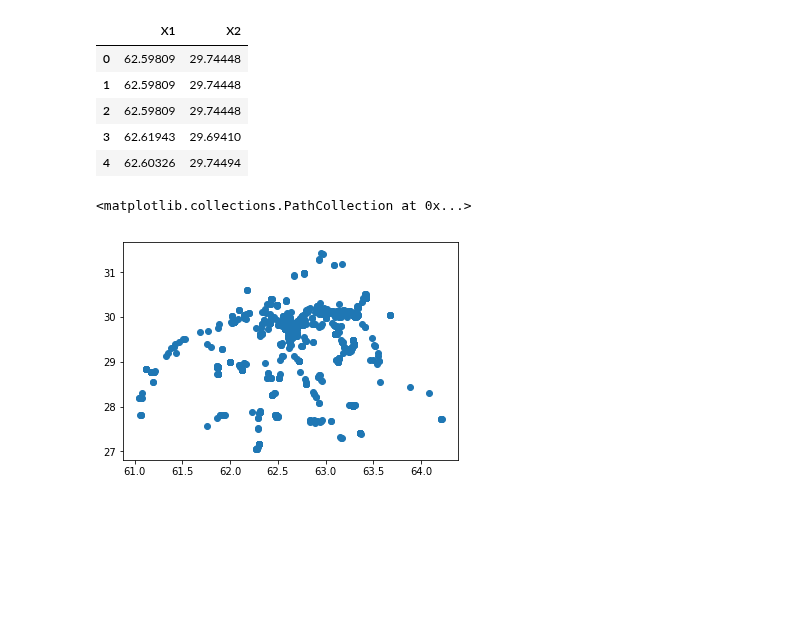
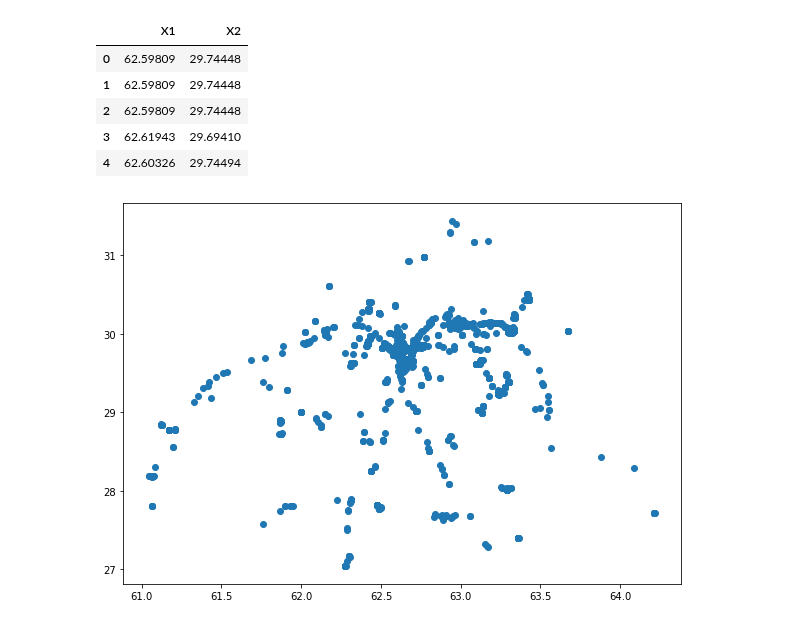
Before and after one commit to renero/class_notebooks, a Jupyter notebook: Tree based methods.ipynb, the cells around one changed output. Saved outputs shown, nothing was run; the diff lists cells and outputs as text; code cells hidden in the pictures; blank space fills up the shorter version.

```diff
--- a/Tree based methods.ipynb
+++ b/Tree based methods.ipynb
@@ -837,9 +838,9 @@ Dataset and info [here](https://cs.joensuu.fi/sipu/datasets/)
 
 ![](https://cs.joensuu.fi/sipu/datasets/MopsiLocations2012-Joensuu.jpg)
 # %%
-fi = Dataset('/Users/renero/Desktop/MopsiLocations2012-Joensuu.txt',
+fi = Dataset('./data/MopsiLocations2012-Joensuu.txt',
              sep=' ', header=None, names=['X1', 'X2'])
-fi.data.head(5)
+fi.features.head(5)
 # %% [output]
 |  | X1 | X2 |
 | 0 | 62.59809 | 29.74448 |
@@ -848,8 +849,9 @@ fi.data.head(5)
 | 3 | 62.61943 | 29.69410 |
 | 4 | 62.60326 | 29.74494 |
 # %%
+plt.figure(figsize=(10,7))
 plt.scatter(fi.data.X1, fi.data.X2)
+plt.show()
 # %% [output]
-<matplotlib.collections.PathCollection at 0x...>
-[figure, old version]
+[figure, new version]
 # %%
```
Also changed, not shown: parts of 37 cells of this notebook, 2 other files.
